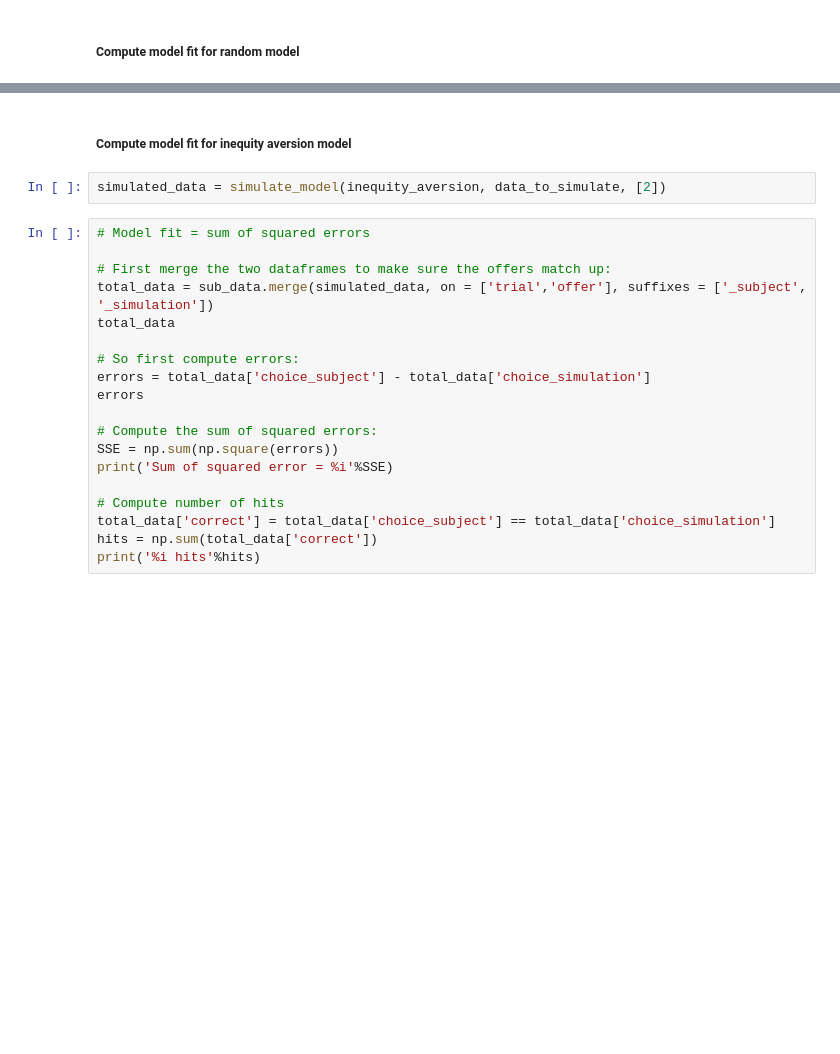
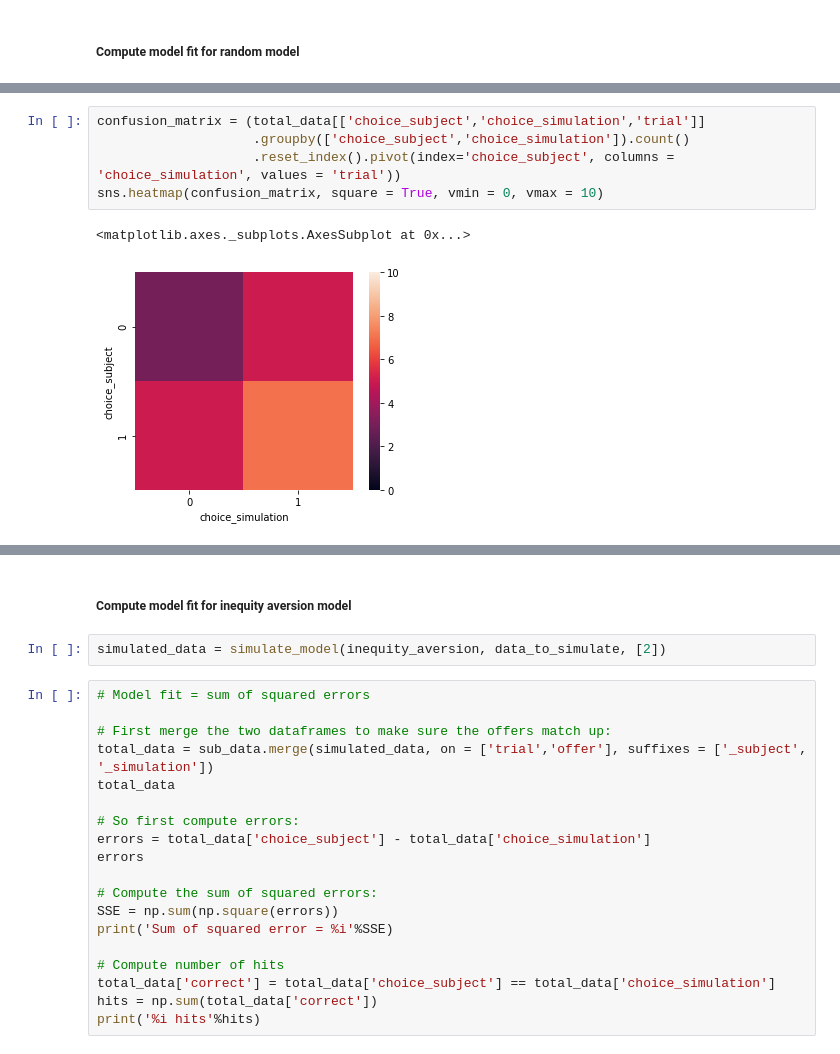
Before and after one commit to jeroenvanbaar/Computational_modeling_tutorial, a Jupyter notebook: 2.Fitting_a_model.ipynb, the cells around one changed output, grey strips where cells are left out. Drawn from its saved outputs; the diff is of its cells as text; blank space fills up the shorter version.

```diff
--- a/2.Fitting_a_model.ipynb
+++ b/2.Fitting_a_model.ipynb
@@ -135,5 +137,13 @@ Sum of squared error = 12
 <matplotlib.axes._subplots.AxesSubplot at 0x...>
 [figure]
+# %%
+confusion_matrix = (total_data[['choice_subject','choice_simulation','trial']]
+                    .groupby(['choice_subject','choice_simulation']).count()
+                    .reset_index().pivot(index='choice_subject', columns = 'choice_simulation', values = 'trial'))
+sns.heatmap(confusion_matrix, square = True, vmin = 0, vmax = 10)
+# %% [output]
+<matplotlib.axes._subplots.AxesSubplot at 0x...>
+[figure, added]
 # %%
 total_data['correct'] = total_data['choice_subject'] == total_data['choice_simulation']
 hits = np.sum(total_data['correct'])
```
Also changed, not shown: parts of 9 cells of this notebook.
